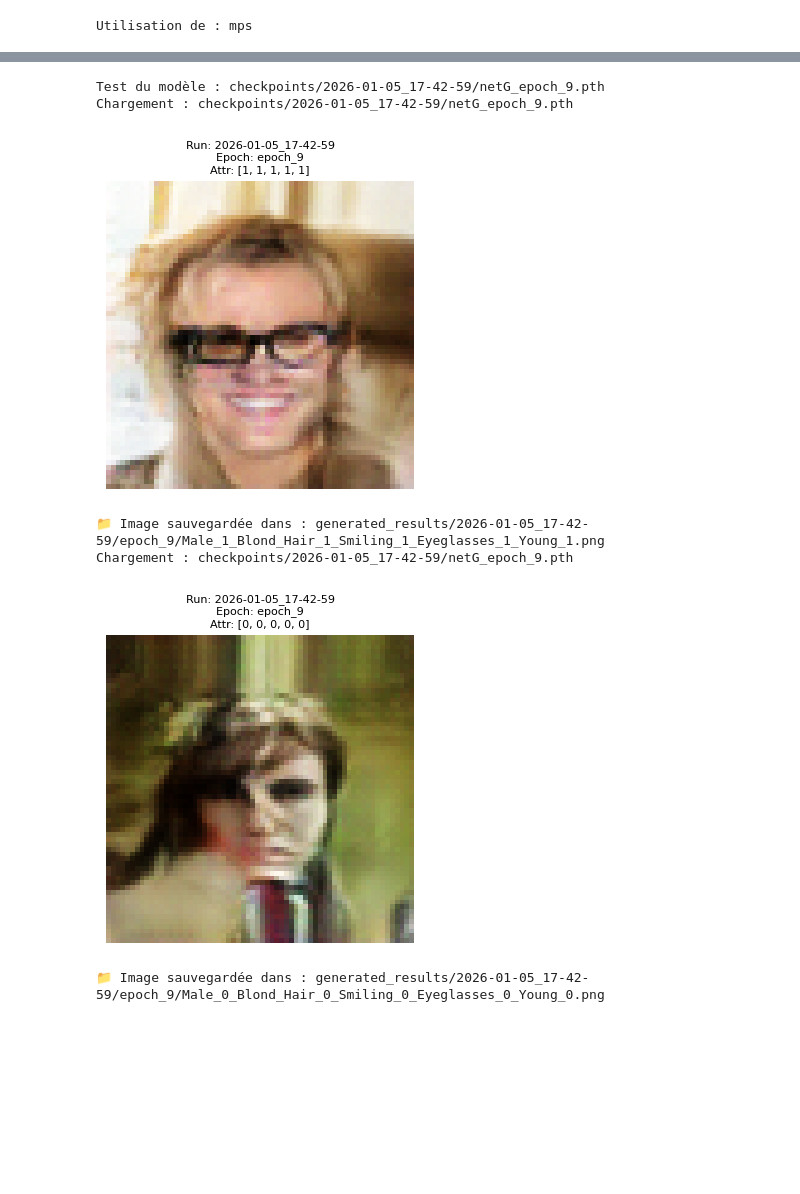
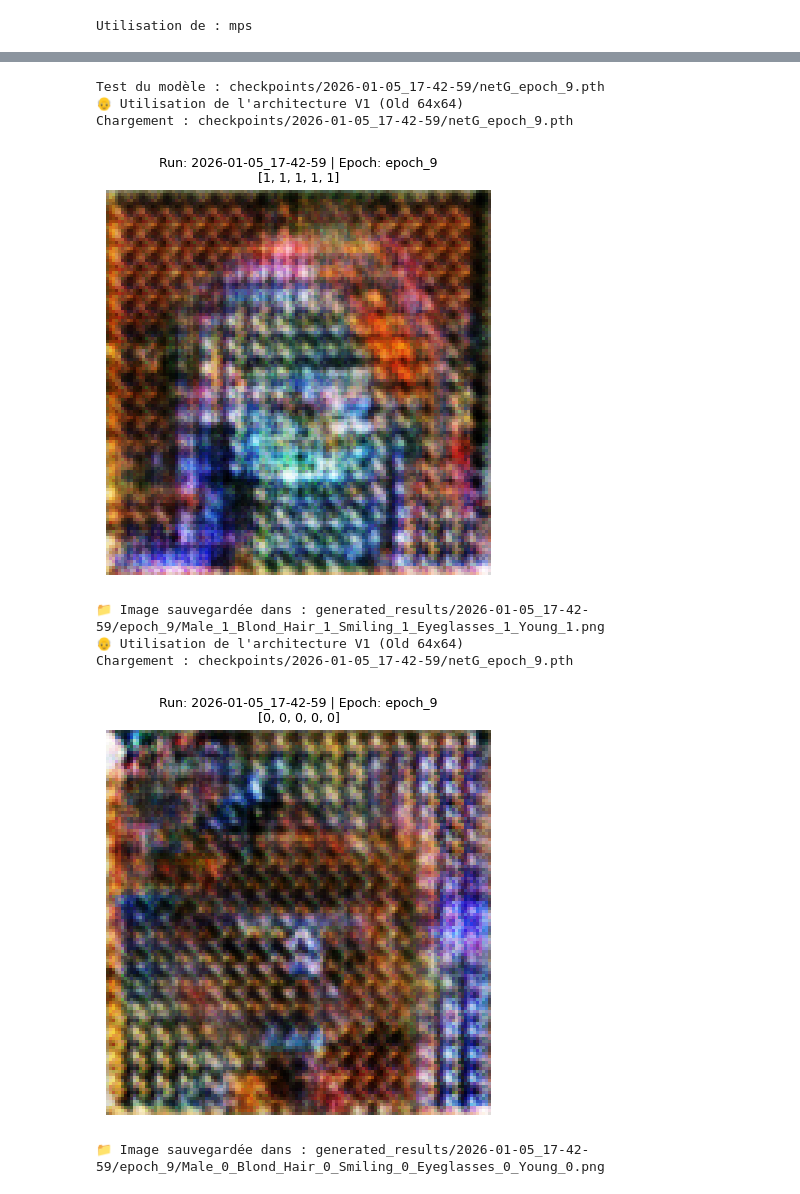
Before and after one commit to louisrodembourg/conditional-face-gan, a Jupyter notebook: celeba.ipynb, the cells around one changed output, grey strips where cells are left out. Cells and saved outputs as stored; diff of their text form; code cells hidden in the pictures; blank space fills up the shorter version.

Commit message:
Ajouts de toutes les fonctionnalités de la V2 score FID : 87 + tentative ajouts l'ancienne generator architecture pour comparaison

```diff
--- a/celeba.ipynb
+++ b/celeba.ipynb
@@ -16,11 +16,9 @@ from torch.utils.data import Dataset, DataLoader
 # Configuration
 DATA_PATH = './data'  # Dossier où stocker CelebA
 BATCH_SIZE = 64
-IMAGE_SIZE = 64       # Dimensions en pixels des images redimensionnées (V1)
+IMAGE_SIZE = 128       # Dimensions en pixels des images redimensionnées (V1)
 Z_DIM = 100           # Taille du vecteur de bruit
-NUM_EPOCHS = 10       # Commence petit pour tester, augmentation à 50+ pour de vrais résultats prévus
-LR = 0.0002           # Learning rate standard pour DCGAN
-BETA1 = 0.5           # Hyperparamètre Adam
+NUM_EPOCHS = 50       # Commence petit pour tester, augmentation à 50+ pour de vrais résultats prévus
 DEVICE = torch.device("mps" if torch.backends.mps.is_available() else "cpu")
 
 # Attributs choisis (Indices dans CelebA)
@@ -359,16 +556,22 @@ Entraînement terminé.
 # %%
-def generate_specific_face(attr_dict, model_path=None):
+def generate_specific_face(attr_dict, model_path=None,force_old=False):
     """
     attr_dict: Dictionnaire {index_attribut: 0 ou 1}
     model_path: Chemin vers le fichier .pth.
-                Structure attendue : 'checkpoints/NOM_DU_RUN/netG_epoch_X.pth'
+    Structure attendue : 'checkpoints/NOM_DU_RUN/netG_epoch_X.pth'
+    force_old: Forcer l'utilisation de l'ancienne logique de dossiers (avant V2)
     """
+    if force_old:
+        print("👴 Utilisation de l'architecture V1 (Old 64x64)")
+        temp_netG = GeneratorOld(Z_DIM, NUM_CLASSES).to(DEVICE)
+    else:
+        temp_netG = Generator(Z_DIM, NUM_CLASSES).to(DEVICE)
 
     # --- 1. LOGIQUE D'ORGANISATION DES DOSSIERS ---
     if model_path is not None:
         if os.path.exists(model_path):
             # A. Chargement des poids
-            netG.load_state_dict(torch.load(model_path, map_location=DEVICE))
+            temp_netG.load_state_dict(torch.load(model_path, map_location=DEVICE))
             print(f"Chargement : {model_path}")
 
             # B. Extraction du Nom du Run et de l'Epoch via le chemin du fichier
@@ -417,15 +620,18 @@ def generate_specific_face(attr_dict, model_path=None):
 
         # Génération
         noise = torch.randn(1, Z_DIM, 1, 1, device=DEVICE)
-        fake_image = netG(noise, labels).cpu()
+        fake_image = netG(noise, labels)
+        # Passage sur CPU pour l'affichage
+        fake_image_cpu = fake_image.detach().cpu()
 
         # --- 3. AFFICHAGE & SAUVEGARDE ---
-        plt.figure(figsize=(4, 4))
+        plt.figure(figsize=(5, 5))
         plt.axis("off")
         # Titre informatif
-        plt.title(f"Run: {run_name}\nEpoch: {epoch_folder}\nAttr: {list(attr_dict.values())}", fontsize=8)
+        title_str = f"Run: {run_name} | Epoch: {epoch_folder}\n" + str(list(attr_dict.values()))
+        plt.title(title_str ,fontsize=9)
 
-        grid_img = vutils.make_grid(fake_image, normalize=True)
+        grid_img = vutils.make_grid(fake_image_cpu, normalize=True)
         plt.imshow(np.transpose(grid_img, (1,2,0)))
 
         # Sauvegarde
@@ -436,27 +642,29 @@ def generate_specific_face(attr_dict, model_path=None):
         print(f"📁 Image sauvegardée dans : {save_path}")
 # %%
 # 1. Tu définis le dossier du run (regarde dans tes fichiers pour trouver le nom exact)
-run_id = "2026-01-05_17-42-59"
+run_id = "2026-01-05_17-42-59"  # <--- À MODIFIER SELON TON RUN
 
 # 2. Tu définis l'époque
-epoch = 9
+epoch =9
 
 # 3. Tu construis le chemin
 path = os.path.join("checkpoints", run_id, f"netG_epoch_{epoch}.pth")
 
 # 4. Tu génères
 print(f"Test du modèle : {path}")
 
 # Test Homme Blond Souriant
-generate_specific_face({0: 1, 1: 1, 2: 1, 3: 1,4: 1}, model_path=path)
+generate_specific_face({0: 1, 1: 1, 2: 1, 3: 1,4: 1}, model_path=path,force_old=True)
 
 # Test Femme Brune Pas souriante
-generate_specific_face({0: 0, 1: 0, 2: 0, 3: 0, 4: 0}, model_path=path)
+generate_specific_face({0: 0, 1: 0, 2: 0, 3: 0, 4: 0}, model_path=path,force_old=True)
 # %% [output]
 Test du modèle : checkpoints/2026-01-05_17-42-59/netG_epoch_9.pth
+👴 Utilisation de l'architecture V1 (Old 64x64)
 Chargement : checkpoints/2026-01-05_17-42-59/netG_epoch_9.pth
-[figure, old version]
+[figure, new version]
 📁 Image sauvegardée dans : generated_results/2026-01-05_17-42-59/epoch_9/Male_1_Blond_Hair_1_Smiling_1_Eyeglasses_1_Young_1.png
+👴 Utilisation de l'architecture V1 (Old 64x64)
 Chargement : checkpoints/2026-01-05_17-42-59/netG_epoch_9.pth
-[figure, old version]
+[figure, new version]
 📁 Image sauvegardée dans : generated_results/2026-01-05_17-42-59/epoch_9/Male_0_Blond_Hair_0_Smiling_0_Eyeglasses_0_Young_0.png
```
Also changed, not shown: parts of 8 cells of this notebook, 1 other file.
